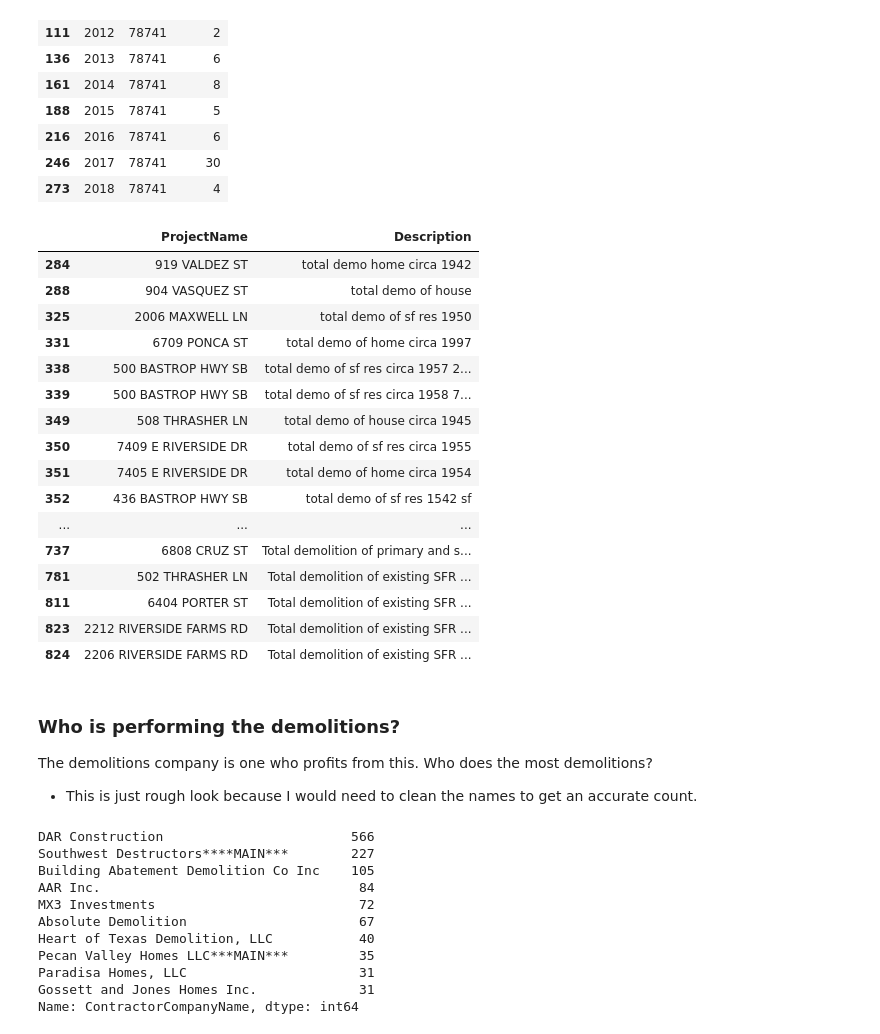
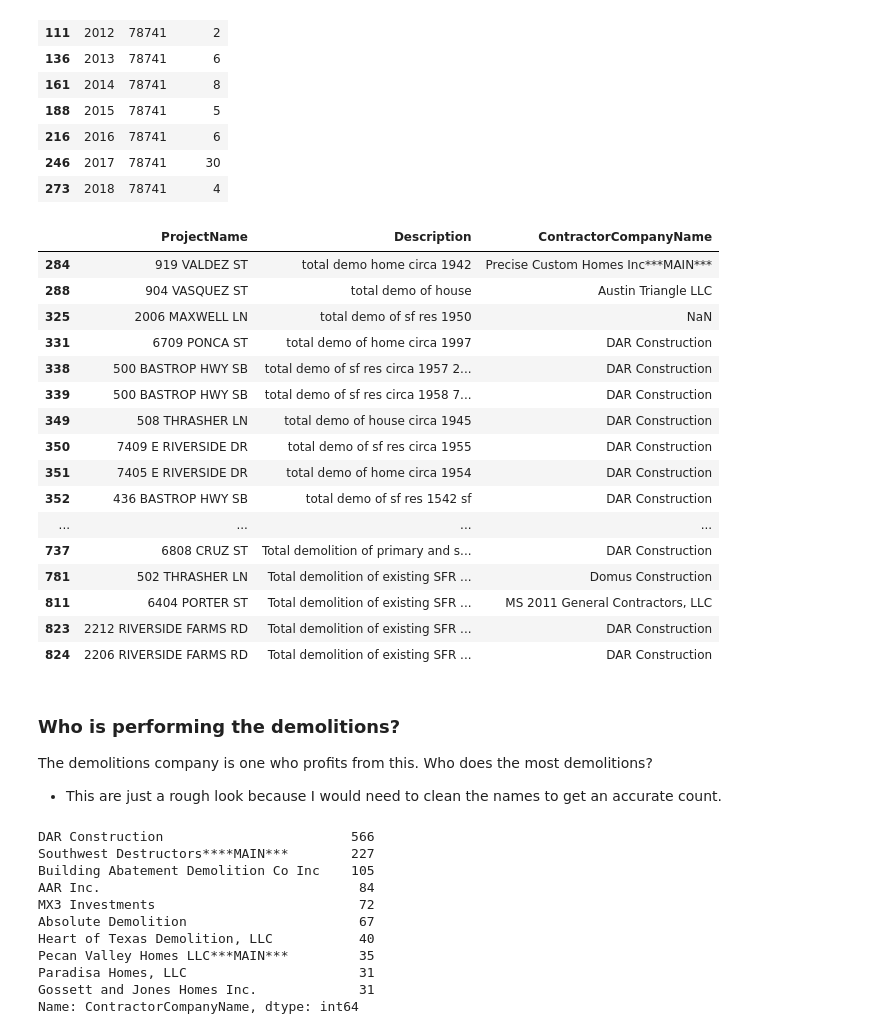
Before and after one commit to swkasica/demolitions, a Jupyter notebook: notebooks/02_Analysis_Full_demos.ipynb, the cells around one changed output. Cells and saved outputs as stored; diff of their text form; code cells hidden in the pictures.

Commit message:
some contractor looks

```diff
--- a/notebooks/02_Analysis_Full_demos.ipynb
+++ b/notebooks/02_Analysis_Full_demos.ipynb
@@ -7,7 +7,7 @@
 # %%
 import pandas as pd
 import altair as alt
-pd.options.display.max_colwidth = 70
+pd.options.display.max_colwidth = 60
 # %% [markdown]
 ## Import file
 # %%
@@ -318,37 +318,37 @@ zip_78741
 # %%
 # look at the descriptions of these homes
 permits_78741 = demolitions[demolitions['OriginalZip'] == '78741']
 
 # export all 78741 permist to csv to use later for a map
 permits_78741.to_csv('../data-processed/permits_78741.csv')
 
 # filter to 2017 to look at descriptions
 permits_78741_2017 = permits_78741[permits_78741['CalendarYearIssued'] == '2017']
-permits_78741_2017[['ProjectName', 'Description']].head(30)
+permits_78741_2017[['ProjectName', 'Description', 'ContractorCompanyName']].head(30)
 # %% [output]
-|  | ProjectName | Description |
-| 284 | 919 VALDEZ ST | total demo home circa 1942 |
-| 288 | 904 VASQUEZ ST | total demo of house |
-| 325 | 2006 MAXWELL LN | total demo of sf res 1950 |
-| 331 | 6709 PONCA ST | total demo of home circa 1997 |
-| 338 | 500 BASTROP HWY SB | total demo of sf res circa 1957 2... |
-| 339 | 500 BASTROP HWY SB | total demo of sf res circa 1958 7... |
-| 349 | 508 THRASHER LN | total demo of house circa 1945 |
-| 350 | 7409 E RIVERSIDE DR | total demo of sf res circa 1955 |
-| 351 | 7405 E RIVERSIDE DR | total demo of home circa 1954 |
-| 352 | 436 BASTROP HWY SB | total demo of sf res 1542 sf |
-| ... | ... | ... |
-| 737 | 6808 CRUZ ST | Total demolition of primary and s... |
-| 781 | 502 THRASHER LN | Total demolition of existing SFR ... |
-| 811 | 6404 PORTER ST | Total demolition of existing SFR ... |
-| 823 | 2212 RIVERSIDE FARMS RD | Total demolition of existing SFR ... |
-| 824 | 2206 RIVERSIDE FARMS RD | Total demolition of existing SFR ... |
+|  | ProjectName | Description | ContractorCompanyName |
+| 284 | 919 VALDEZ ST | total demo home circa 1942 | Precise Custom Homes Inc***MAIN*** |
+| 288 | 904 VASQUEZ ST | total demo of house | Austin Triangle LLC |
+| 325 | 2006 MAXWELL LN | total demo of sf res 1950 | NaN |
+| 331 | 6709 PONCA ST | total demo of home circa 1997 | DAR Construction |
+| 338 | 500 BASTROP HWY SB | total demo of sf res circa 1957 2... | DAR Construction |
+| 339 | 500 BASTROP HWY SB | total demo of sf res circa 1958 7... | DAR Construction |
+| 349 | 508 THRASHER LN | total demo of house circa 1945 | DAR Construction |
+| 350 | 7409 E RIVERSIDE DR | total demo of sf res circa 1955 | DAR Construction |
+| 351 | 7405 E RIVERSIDE DR | total demo of home circa 1954 | DAR Construction |
+| 352 | 436 BASTROP HWY SB | total demo of sf res 1542 sf | DAR Construction |
+| ... | ... | ... | ... |
+| 737 | 6808 CRUZ ST | Total demolition of primary and s... | DAR Construction |
+| 781 | 502 THRASHER LN | Total demolition of existing SFR ... | Domus Construction |
+| 811 | 6404 PORTER ST | Total demolition of existing SFR ... | MS 2011 General Contractors, LLC |
+| 823 | 2212 RIVERSIDE FARMS RD | Total demolition of existing SFR ... | DAR Construction |
+| 824 | 2206 RIVERSIDE FARMS RD | Total demolition of existing SFR ... | DAR Construction |
 # %% [markdown]
 ### Who is performing the demolitions?
 
 The demolitions company is one who profits from this. Who does the most demolitions?
 
-- This is just rough look because I would need to clean the names to get an accurate count.
+- This are just a rough look because I would need to clean the names to get an accurate count.
 # %%
 # top 10 by count
 demolitions.ContractorCompanyName.value_counts().head(10)
```
Also changed, not shown: parts of 6 cells of this notebook.
